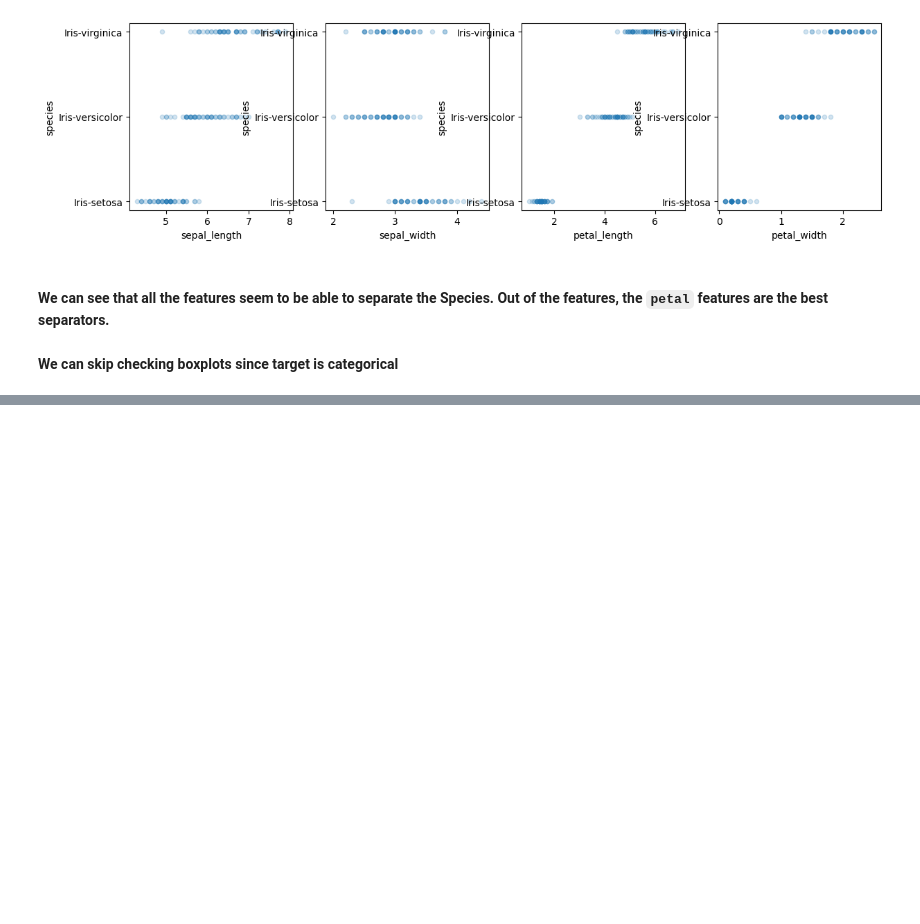
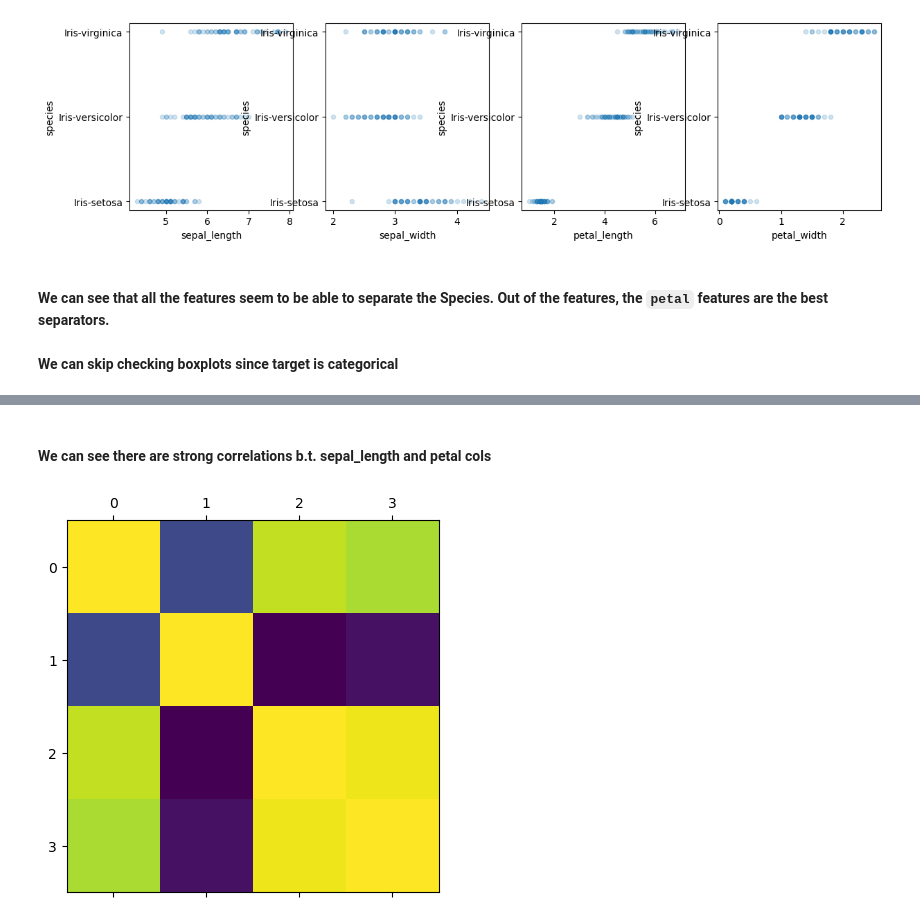
Before and after one commit to calebhadley1/iris-fisher, a Jupyter notebook: notebooks/eda.ipynb, the cells around one changed output, grey strips where cells are left out. Cells and saved outputs as stored; diff of their text form; code cells hidden in the pictures; blank space fills up the shorter version.

```diff
--- a/notebooks/eda.ipynb
+++ b/notebooks/eda.ipynb
@@ -163,0 +195,6 @@ for (i, c) in enumerate(plot_columns):
+# %% [markdown]
+#### We can see there are strong correlations b.t. sepal_length and petal cols
+# %%
+_ = plt.matshow(df.corr(numeric_only=True))
+# %% [output]
+[figure, added]
```
Also changed, not shown: parts of 11 cells of this notebook, 1 other file.
